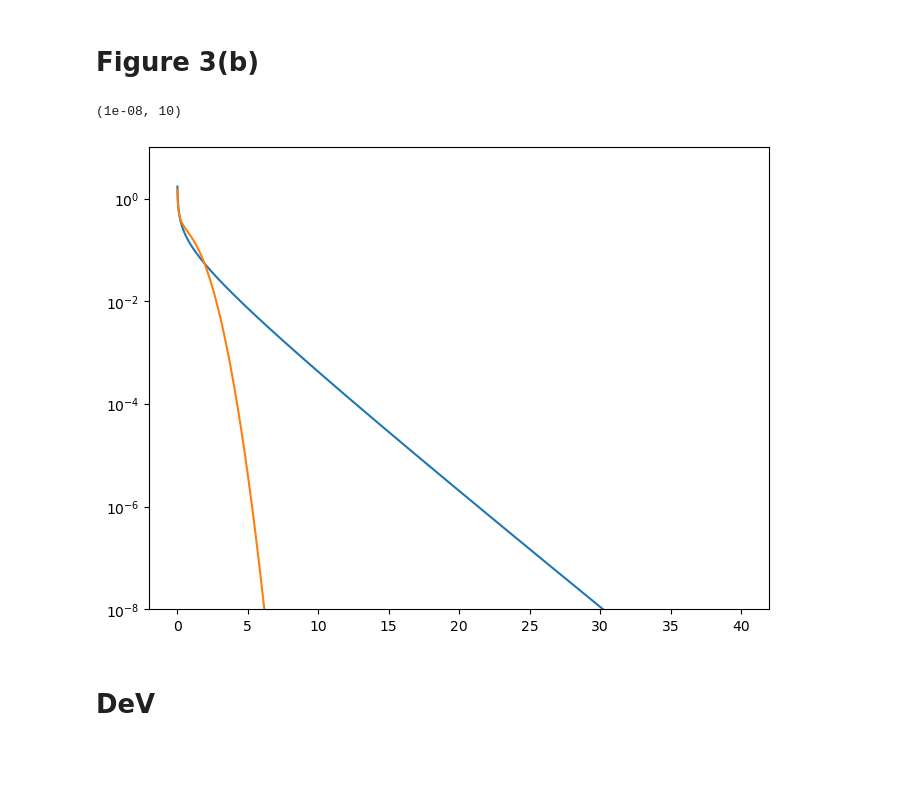
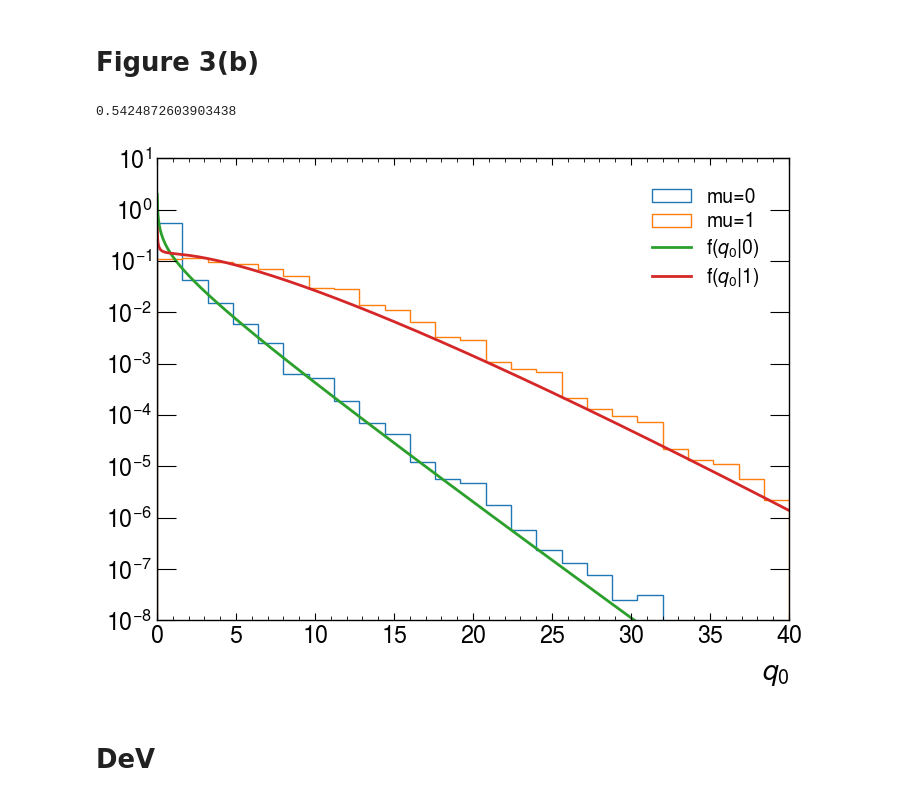
Before and after one commit to hrzhao76/stats-HEP, a Jupyter notebook: lectures/AsympototicPaper/CountingExperiment.ipynb, the cells around one changed output. Cells and saved outputs as stored; diff of their text form; code cells hidden in the pictures; blank space fills up the shorter version.

Commit message:
first draft: Figure 3b

```diff
--- a/lectures/AsympototicPaper/CountingExperiment.ipynb
+++ b/lectures/AsympototicPaper/CountingExperiment.ipynb
@@ -167,3 +175,14 @@ tau = 1
+# %%
+def calSigma(mu_prime, s, b, mu):
+    Likelihood_A = Lambda_mu(n=mu_prime * s + b, m=b, mu=mu, s=s)
+    q_mu_A = -2 * np.log(Likelihood_A)
+    sigma = 1.0 / np.sqrt(q_mu_A)
+
+    return sigma
+# %%
+calSigma(mu_prime=1, s=10, b=10, mu=0)
+# %% [output]
+0.5424872603903438
 # %%
 def f_q0_muprime(q0: Union[float, np.array], mu_prime: float, sigma: float) -> Union[float, np.array]:
     """pdf of q0 given mu_prime, eqn 48.
@@ -175,8 +194,4 @@ def f_q0_muprime(q0: Union[float, np.array], mu_prime: float, sigma: float) -> U
     Returns:
         Union[float, np.array]: pdf of q0.
     """
-
-
-    1 / 2 * 1 / np.sqrt(2 * np.pi) * 1 / np.sqrt(q0) * np.exp(-(np.sqrt(q0) - mu_prime / sigma)**2 / 2)
-
-    return 0
+    return 1 / 2 * 1 / np.sqrt(2 * np.pi) * 1 / np.sqrt(q0) * np.exp(-0.5 * np.power(np.sqrt(q0) - mu_prime / sigma, 2))
@@ -197,17 +198,38 @@ def f_q0_mup(q0, mup=1):
-# %%
-x_s = np.linspace(0, 40, 3001)
-
-fig, ax = plt.subplots(figsize=(8, 6))
-f_q0_x = f_q0(q0=x_s)
-f_q0_mup_x = f_q0_mup(q0=x_s, mup=1)
-
-ax.plot(x_s, f_q0_x, label=r"f($q_0$|0)")
-ax.plot(x_s, f_q0_mup_x, label=r"f($q_0$|1)")
-ax.set_yscale("log")
-ax.set_ylim(1e-8, 10)
-# %% [output]
-(1e-08, 10)
-[figure, removed]
+# %%
+s = 10
+b = 10
+tau = 1
+N_trails = 100000000
+
+fig, ax = plt.subplots(figsize=(8, 6))
+mu = 0
+n_s = stats.poisson.rvs(mu=mu * s + b, size=N_trails)
+m_s = stats.poisson.rvs(mu=tau * b, size=N_trails)
+
+q0_s = Get_q0(n=n_s, m=m_s, mu=mu, s=s)
+ax.hist(q0_s, bins=25, range=(0, 40), density=True, histtype="step", label=f"mu=0")
+
+q0_1_s = Get_qmu(n=n_s, m=m_s, mu=1, s=s)
+ax.hist(q0_1_s, bins=25, range=(0, 40), density=True, histtype="step", label=f"mu=1")
+
+
+x_s = np.linspace(0.01, 40, 3001)
+
+f_q0_x = f_q0(q0=x_s)
+f_q0_muprime_x = f_q0_muprime(q0=x_s, mu_prime=1, sigma=calSigma(mu_prime=1, s=10, b=10, mu=0))
+
+ax.plot(x_s, f_q0_x, label=r"f($q_0$|0)")
+ax.plot(x_s, f_q0_muprime_x, label=r"f($q_0$|1)")
+
+ax.legend()
+ax.set_yscale("log")
+ax.set_ylim(1e-8, 10)
+ax.set_yticks([10, 1] + [1 / 10**i for i in range(1, 9)])
+
+ax.set_xlabel(r"$q_0$")
+plt.show()
+# %% [output]
+[figure, added]
 # %% [markdown]
 # DeV
 # %%
```
Also changed, not shown: parts of 4 cells of this notebook, 1 other file.
